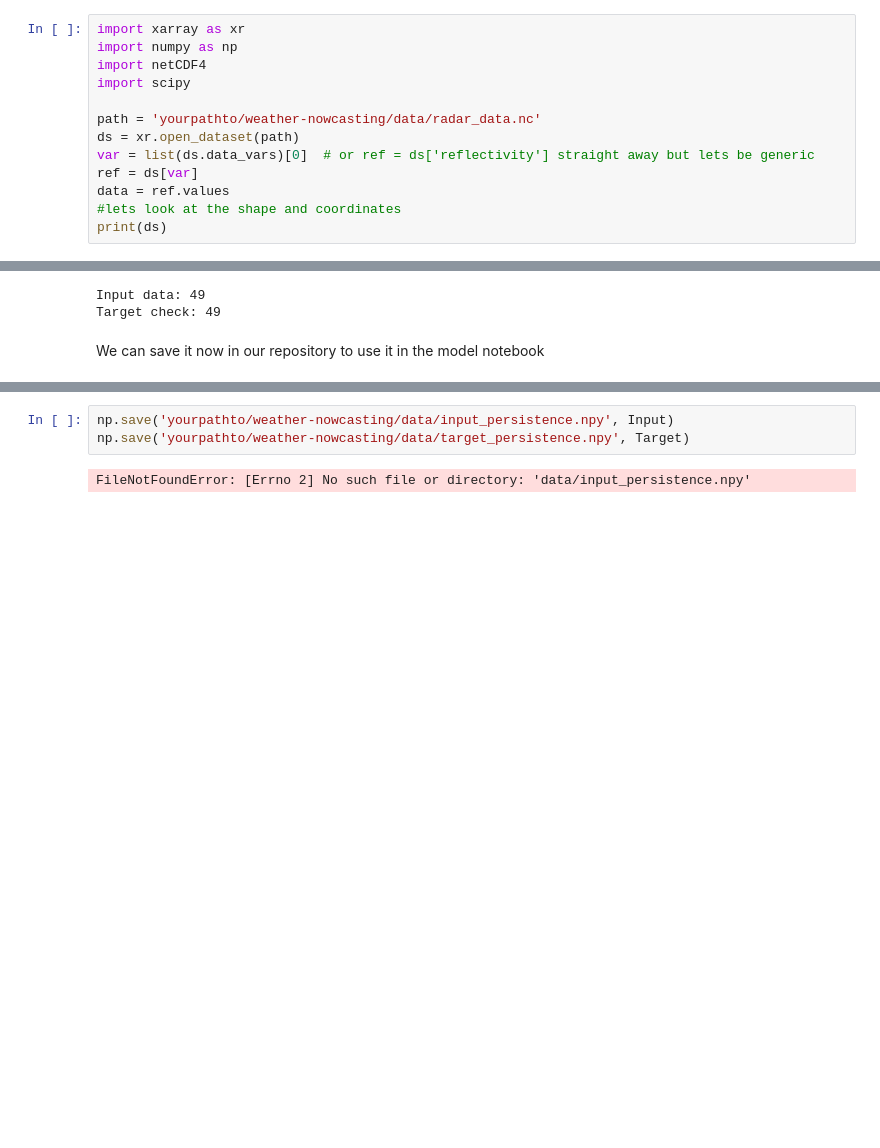
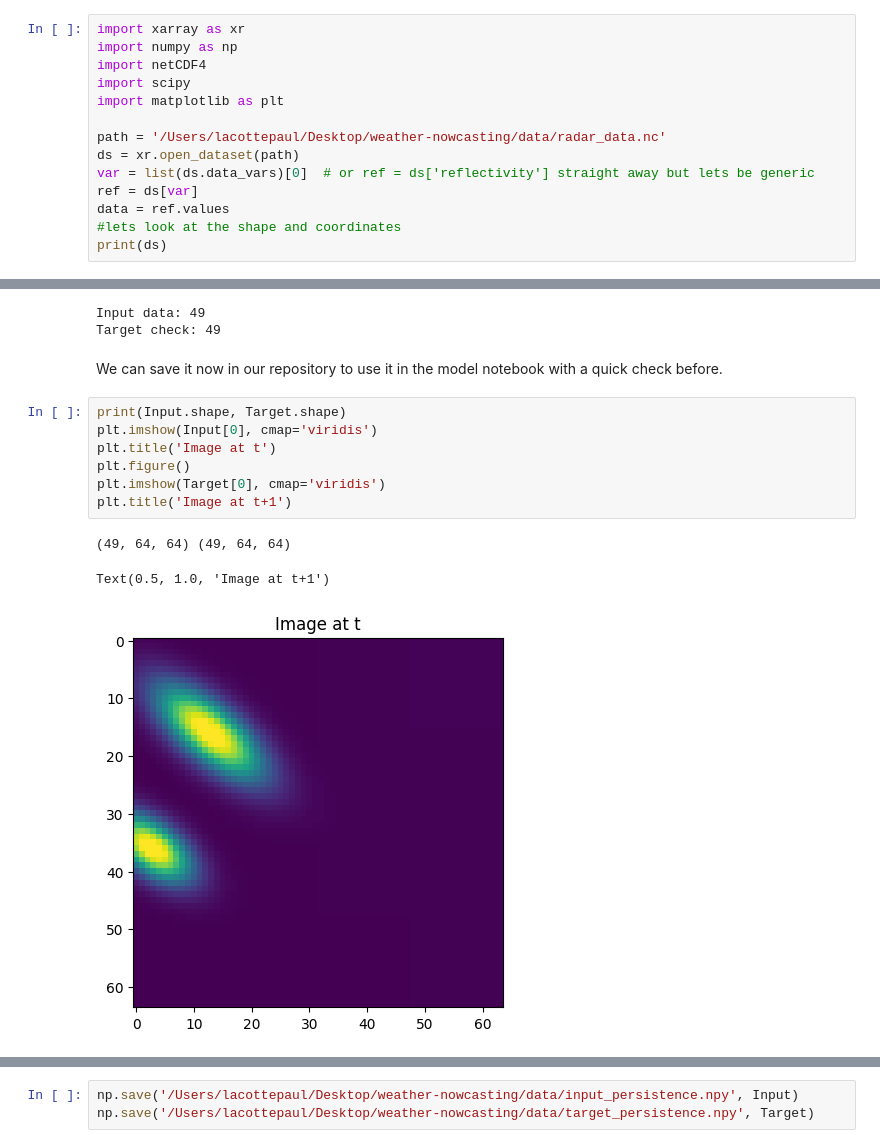
Before and after one commit to lacottepaul/weather-nowcasting, a Jupyter notebook: notebooks/01_preprocessing.ipynb, the cells around one changed output, grey strips where cells are left out. Saved outputs shown, nothing was run; the diff lists cells and outputs as text; blank space fills up the shorter version.

Commit message:
add a check

```diff
--- a/notebooks/01_preprocessing.ipynb
+++ b/notebooks/01_preprocessing.ipynb
@@ -9,8 +9,9 @@ import xarray as xr
 import numpy as np
 import netCDF4
 import scipy
+import matplotlib as plt
 
-path = 'yourpathto/weather-nowcasting/data/radar_data.nc'
+path = '/Users/lacottepaul/Desktop/weather-nowcasting/data/radar_data.nc'
 ds = xr.open_dataset(path)
 var = list(ds.data_vars)[0]  # or ref = ds['reflectivity'] straight away but lets be generic
 ref = ds[var]
@@ -104,4 +105,15 @@ print('Target check:',len(Target))
 Input data: 49
 Target check: 49
 # %% [markdown]
-We can save it now in our repository to use it in the model notebook
+We can save it now in our repository to use it in the model notebook with a quick check before.
+# %%
+print(Input.shape, Target.shape)
+plt.imshow(Input[0], cmap='viridis')
+plt.title('Image at t')
+plt.figure()
+plt.imshow(Target[0], cmap='viridis')
+plt.title('Image at t+1')
+# %% [output]
+(49, 64, 64) (49, 64, 64)
+Text(0.5, 1.0, 'Image at t+1')
+[figure, added]
@@ -108,5 +121,3 @@ We can save it now in our repository to use it in the model notebook
 # %%
-np.save('yourpathto/weather-nowcasting/data/input_persistence.npy', Input)
-np.save('yourpathto/weather-nowcasting/data/target_persistence.npy', Target)
+np.save('/Users/lacottepaul/Desktop/weather-nowcasting/data/input_persistence.npy', Input)
+np.save('/Users/lacottepaul/Desktop/weather-nowcasting/data/target_persistence.npy', Target)
-# %% [output]
-FileNotFoundError: [Errno 2] No such file or directory: 'data/input_persistence.npy'
```
Also changed, not shown: parts of 1 cell of this notebook.
